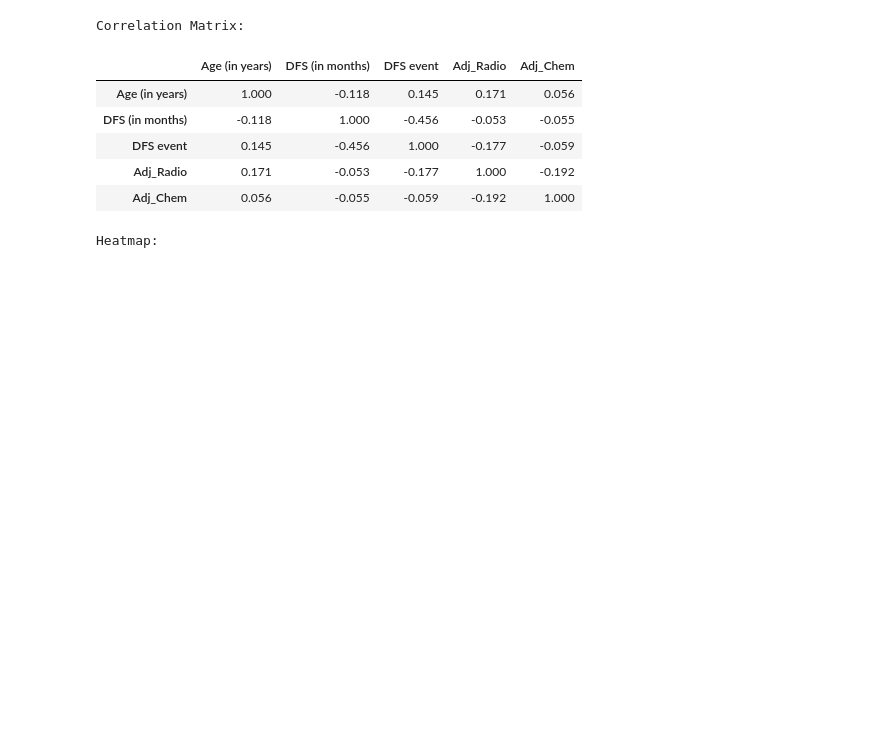
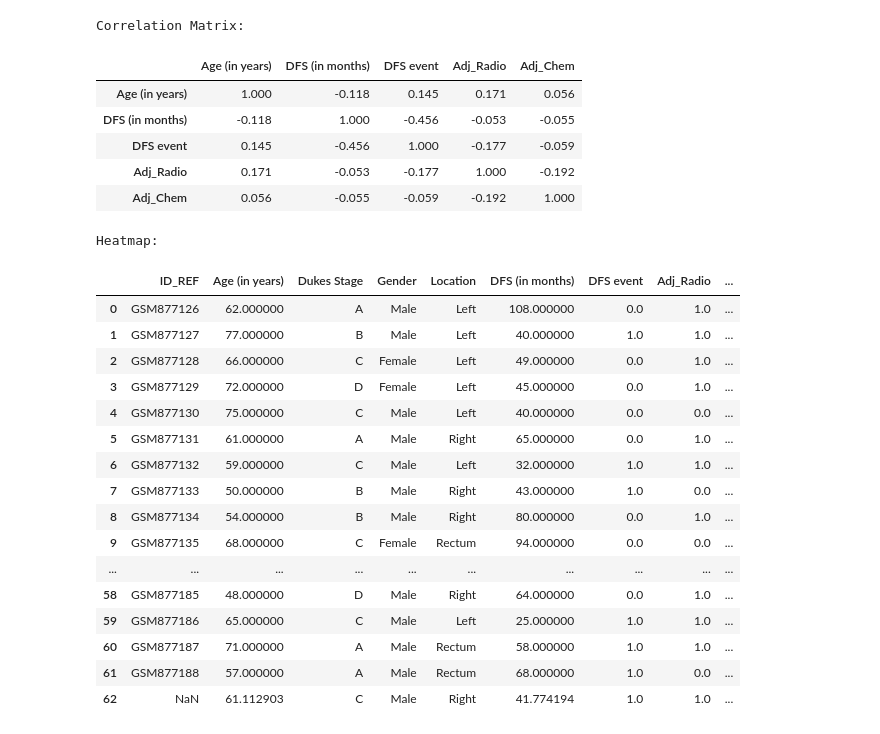
Before and after one commit to MariosEft97/cookiecutter-analytical-project, a Jupyter notebook: biolizard-internship-marios/notebooks/python/colorectal_cancer.ipynb, the cells around one changed output. Cells and saved outputs as stored; diff of their text form; code cells hidden in the pictures; blank space fills up the shorter version.

Commit message:
treat_na function added

```diff
--- a/biolizard-internship-marios/notebooks/python/colorectal_cancer.ipynb
+++ b/biolizard-internship-marios/notebooks/python/colorectal_cancer.ipynb
@@ -41,6 +41,6 @@ There are no missing values in the dataset.
 ----------------------------------------------------------------------------------------------------
 # %%
-patient_categorical, patient_continuous = ai.data_info(patient_df, patient_data, 20)
+patient_id, patient_categorical, patient_continuous = ai.data_info(patient_df, patient_data, 20)
 # %% [output]
 DATA FILE:
 ----------------------------------------------------------------------------------------------------
@@ -77,3 +98,25 @@ Correlation Matrix:
 ai.correlations(patient_df, type="pearson", printout="heatmap")
 # %% [output]
 Heatmap:
+# %%
+patient_data_treat_na = ai.treat_na(patient_df, patient_id, patient_categorical, patient_continuous, drop_na_rows=False, impute_value=0.5, categorical_imputer="mode", continuous_imputer="mean")
+# %%
+patient_data_treat_na
+# %% [output]
+|  | ID_REF | Age (in years) | Dukes Stage | Gender | Location | DFS (in months) | DFS event | Adj_Radio | ... |
+| 0 | GSM877126 | 62.000000 | A | Male | Left | 108.000000 | 0.0 | 1.0 | ... |
+| 1 | GSM877127 | 77.000000 | B | Male | Left | 40.000000 | 1.0 | 1.0 | ... |
+| 2 | GSM877128 | 66.000000 | C | Female | Left | 49.000000 | 0.0 | 1.0 | ... |
+| 3 | GSM877129 | 72.000000 | D | Female | Left | 45.000000 | 0.0 | 1.0 | ... |
+| 4 | GSM877130 | 75.000000 | C | Male | Left | 40.000000 | 0.0 | 0.0 | ... |
+| 5 | GSM877131 | 61.000000 | A | Male | Right | 65.000000 | 0.0 | 1.0 | ... |
+| 6 | GSM877132 | 59.000000 | C | Male | Left | 32.000000 | 1.0 | 1.0 | ... |
+| 7 | GSM877133 | 50.000000 | B | Male | Right | 43.000000 | 1.0 | 0.0 | ... |
+| 8 | GSM877134 | 54.000000 | B | Male | Right | 80.000000 | 0.0 | 1.0 | ... |
+| 9 | GSM877135 | 68.000000 | C | Female | Rectum | 94.000000 | 0.0 | 0.0 | ... |
+| ... | ... | ... | ... | ... | ... | ... | ... | ... | ... |
+| 58 | GSM877185 | 48.000000 | D | Male | Right | 64.000000 | 0.0 | 1.0 | ... |
+| 59 | GSM877186 | 65.000000 | C | Male | Left | 25.000000 | 1.0 | 1.0 | ... |
+| 60 | GSM877187 | 71.000000 | A | Male | Rectum | 58.000000 | 1.0 | 1.0 | ... |
+| 61 | GSM877188 | 57.000000 | A | Male | Rectum | 68.000000 | 1.0 | 0.0 | ... |
+| 62 | NaN | 61.112903 | C | Male | Right | 41.774194 | 1.0 | 1.0 | ... |
```
Also changed, not shown: parts of 5 cells of this notebook, 1 other file.
